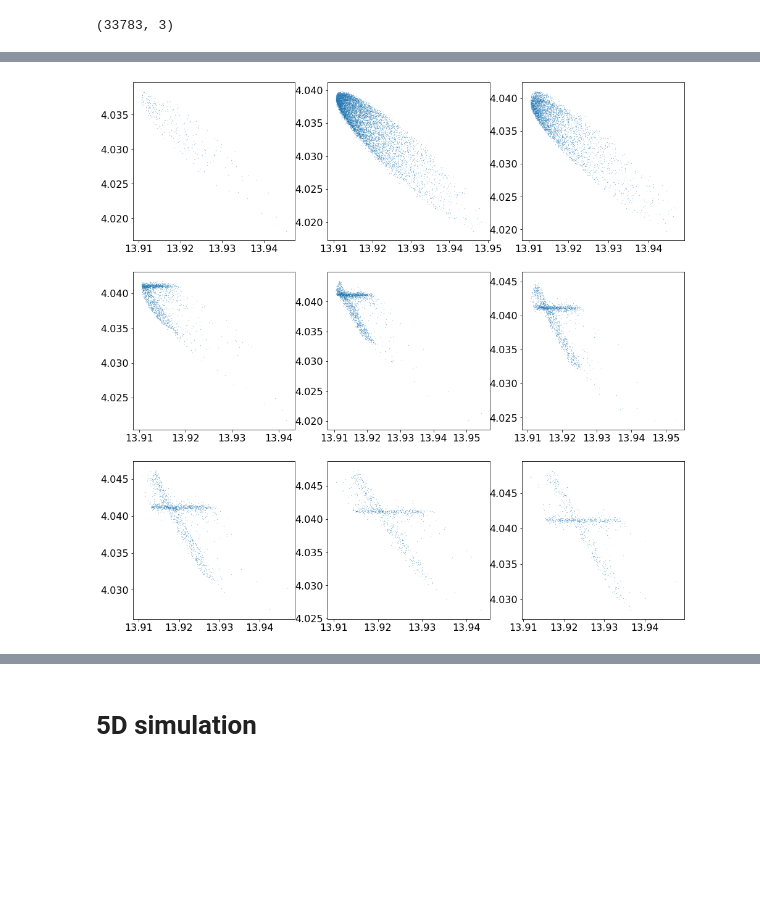
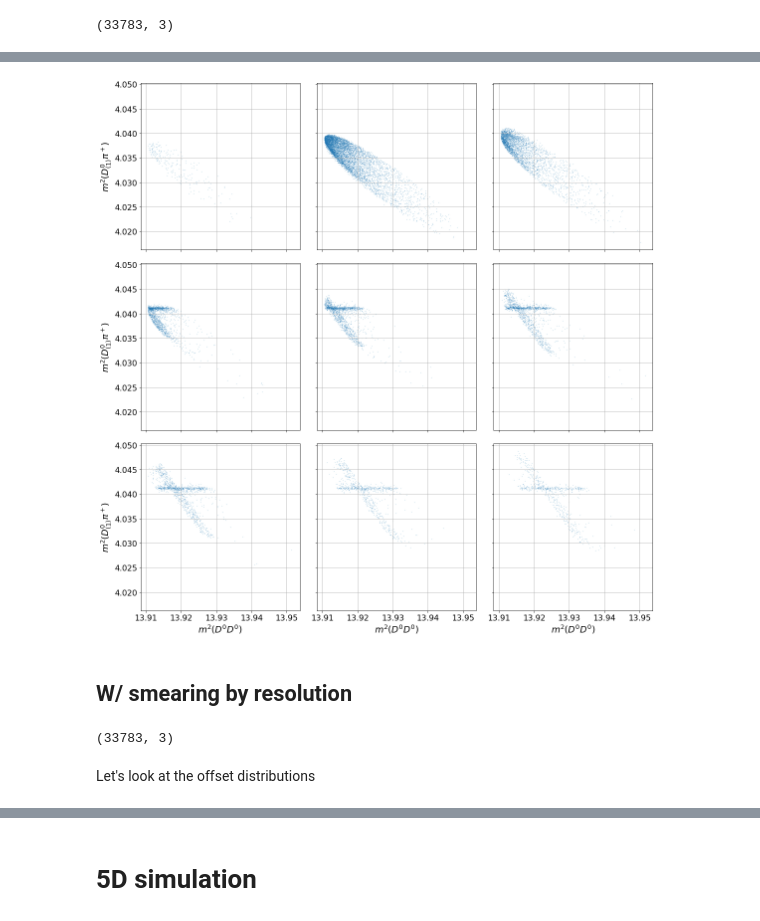
Before and after one commit to VitalyVorobyev/ddst, a Jupyter notebook: MC.ipynb, the cells around one changed output, grey strips where cells are left out. Drawn from its saved outputs; the diff is of its cells as text; code cells hidden in the pictures; blank space fills up the shorter version.

```diff
--- a/MC.ipynb
+++ b/MC.ipynb
@@ -21,7 +39,7 @@ def md2pi(data):
     s = (data[:,0]*10**-3 + mdn + mdstp)**2
     return s + mdn**2 + mdn**2 + mpip**2 - data[:,1]- data[:,2]
 # %%
-fig, ax = plt.subplots(ncols=3, nrows=3, figsize=(16,16))
+fig, ax = plt.subplots(ncols=3, nrows=3, figsize=(16,16), sharex=True, sharey=True)
 lo, hi = -1, 2
 delta = (hi - lo) / 9
 for i in range(3):
@@ -30,4 +48,10 @@ for i in range(3):
         ehi = elo + delta
         mask = (mc[:,0] > elo) & (mc[:,0] < ehi)
         ax[i,j].scatter(md2pi(mc[mask]), mc[mask,2], marker='.', s=0.1)
+        ax[i,j].grid()
+        if j == 0:
+            ax[i,j].set_ylabel(r'$m^2(D^0_{(1)}\pi^+)$')
+        if i == 2:
+            ax[i,j].set_xlabel(r'$m^2(D^0_{(2)}\pi^+)$')
+fig.tight_layout()
 # %% [output]
@@ -35,12 +59,25 @@ for i in range(3):
 # %%
-fig, ax = plt.subplots(ncols=3, nrows=3, figsize=(16,16))
+fig, ax = plt.subplots(ncols=3, nrows=3, figsize=(16,16), sharex=True, sharey=True)
 lo, hi = -1, 2
 delta = (hi - lo) / 9
 for i in range(3):
     for j in range(3):
         elo = lo + delta * (3 * i + j)
         ehi = elo + delta
         mask = (mc[:,0] > elo) & (mc[:,0] < ehi)
         ax[i,j].scatter(mc[mask,1], mc[mask,2], marker='.', s=0.1)
+        ax[i,j].grid()
+        if j == 0:
+            ax[i,j].set_ylabel(r'$m^2(D^0_{(1)}\pi^+)$')
+        if i == 2:
+            ax[i,j].set_xlabel(r'$m^2(D^0D^0)$')
+fig.tight_layout()
 # %% [output]
-[figure, old version]
+[figure, new version]
+# %% [markdown]
+## W/ smearing by resolution
+# %%
+smc = np.load('mc_ddpip_3d_smeared.npy')
+smc.shape
+# %% [output]
+(33783, 3)
@@ -46,0 +87,2 @@ for i in range(3):
+# %% [markdown]
+Let's look at the offset distributions
```
Also changed, not shown: parts of 14 cells of this notebook, 2 other files.
